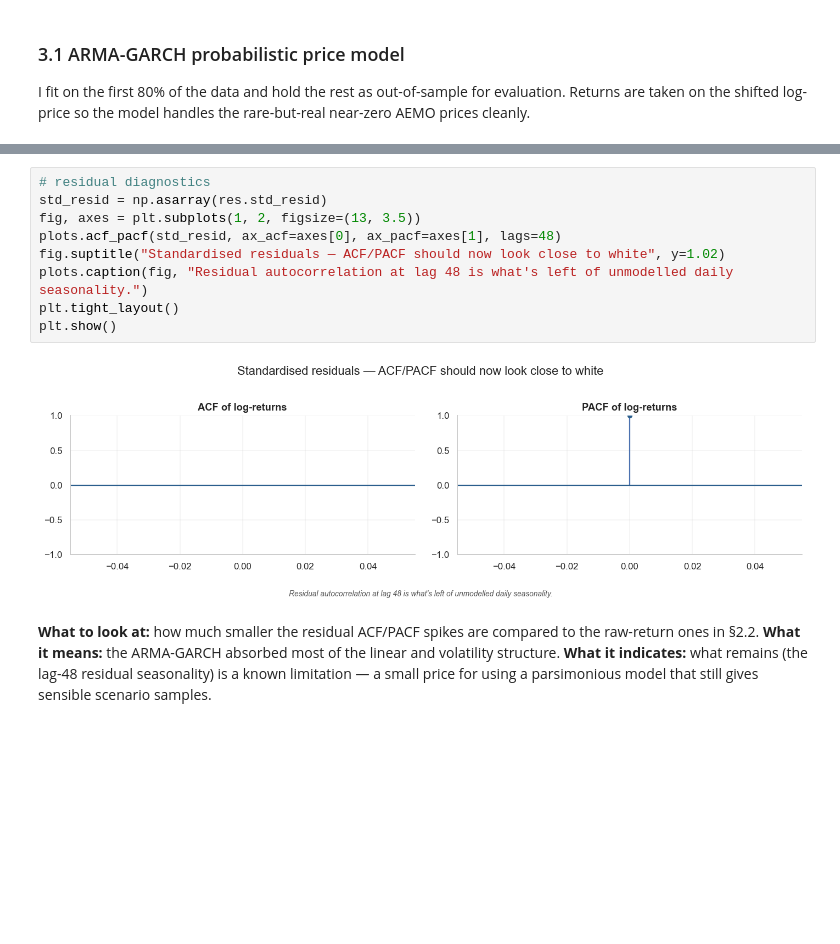
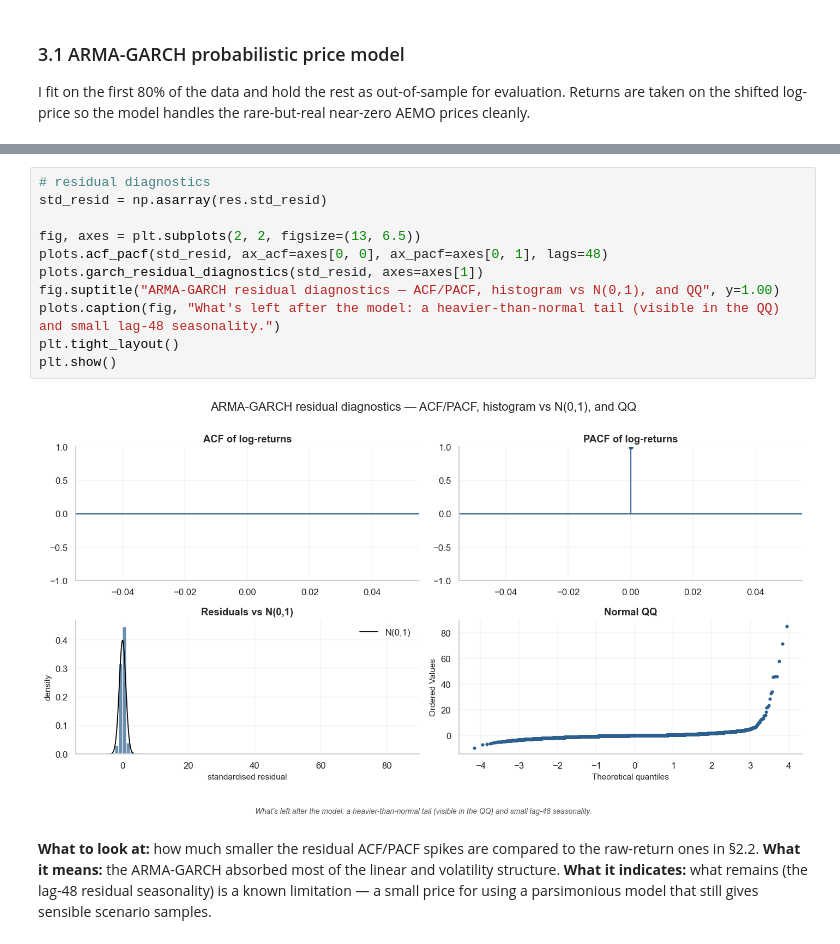
Before and after one commit to Ahmad-Jaradat-Space/hydro-storage-scheduling, a Jupyter notebook: notebook.ipynb, the cells around one changed output, grey strips where cells are left out. Cells and saved outputs as stored; diff of their text form; blank space fills up the shorter version.

Commit message:
expanded residual diagnostics, 3-panel policy heatmap grid, three-policy trajectory overlay

```diff
--- a/notebook.ipynb
+++ b/notebook.ipynb
@@ -182,14 +182,16 @@ Time:                        18:26:47   Df Model:                            2
 # %%
 # residual diagnostics
 std_resid = np.asarray(res.std_resid)
-fig, axes = plt.subplots(1, 2, figsize=(13, 3.5))
-plots.acf_pacf(std_resid, ax_acf=axes[0], ax_pacf=axes[1], lags=48)
-fig.suptitle("Standardised residuals — ACF/PACF should now look close to white", y=1.02)
-plots.caption(fig, "Residual autocorrelation at lag 48 is what's left of unmodelled daily seasonality.")
+
+fig, axes = plt.subplots(2, 2, figsize=(13, 6.5))
+plots.acf_pacf(std_resid, ax_acf=axes[0, 0], ax_pacf=axes[0, 1], lags=48)
+plots.garch_residual_diagnostics(std_resid, axes=axes[1])
+fig.suptitle("ARMA-GARCH residual diagnostics — ACF/PACF, histogram vs N(0,1), and QQ", y=1.00)
+plots.caption(fig, "What's left after the model: a heavier-than-normal tail (visible in the QQ) and small lag-48 seasonality.")
 plt.tight_layout()
 plt.show()
 # %% [output]
-[figure, old version]
+[figure, new version]
 # %% [markdown]
 **What to look at:** how much smaller the residual ACF/PACF
 spikes are compared to the raw-return ones in §2.2. **What it means:**
```
Also changed, not shown: parts of 7 cells of this notebook, 1 other file.
